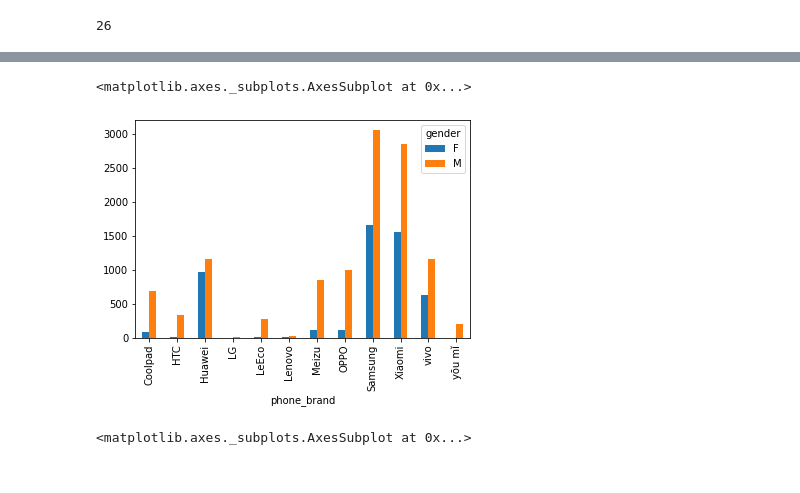
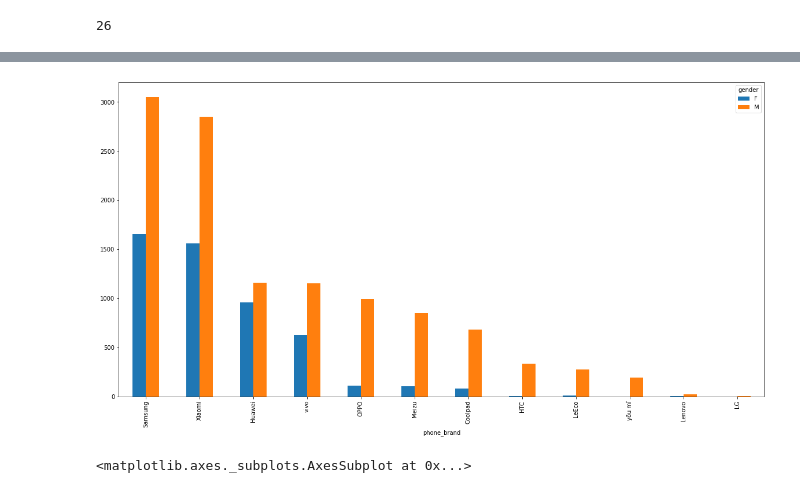
Before and after one commit to ShubhamCJagtap/Capstone_Project_1_EDA, a Jupyter notebook: CAPSTONE_EDA.ipynb, the cells around one changed output, grey strips where cells are left out. Saved outputs shown, nothing was run; the diff lists cells and outputs as text; code cells hidden in the pictures.

```diff
--- a/CAPSTONE_EDA.ipynb
+++ b/CAPSTONE_EDA.ipynb
@@ -239,8 +258,8 @@ phone_brand_gender = pd.crosstab(df_1.phone_brand,df_1.gender)
 # %%
-phone_brand_gender.loc['Coolpad':'yōu mǐ'].plot(kind = 'bar')
+phone_brand_gender.loc['Coolpad':'yōu mǐ'].sort_values(by='M',ascending=False).plot(kind = 'bar',figsize=(20,10))
+plt.show()
 # %% [output]
-<matplotlib.axes._subplots.AxesSubplot at 0x...>
-[figure, old version]
+[figure, new version]
 # %%
 #Distribution of phone brands across age segment
 phone_brand_group = pd.crosstab(df_1.phone_brand,df_1.group)
```
Also changed, not shown: parts of 8 cells of this notebook.
